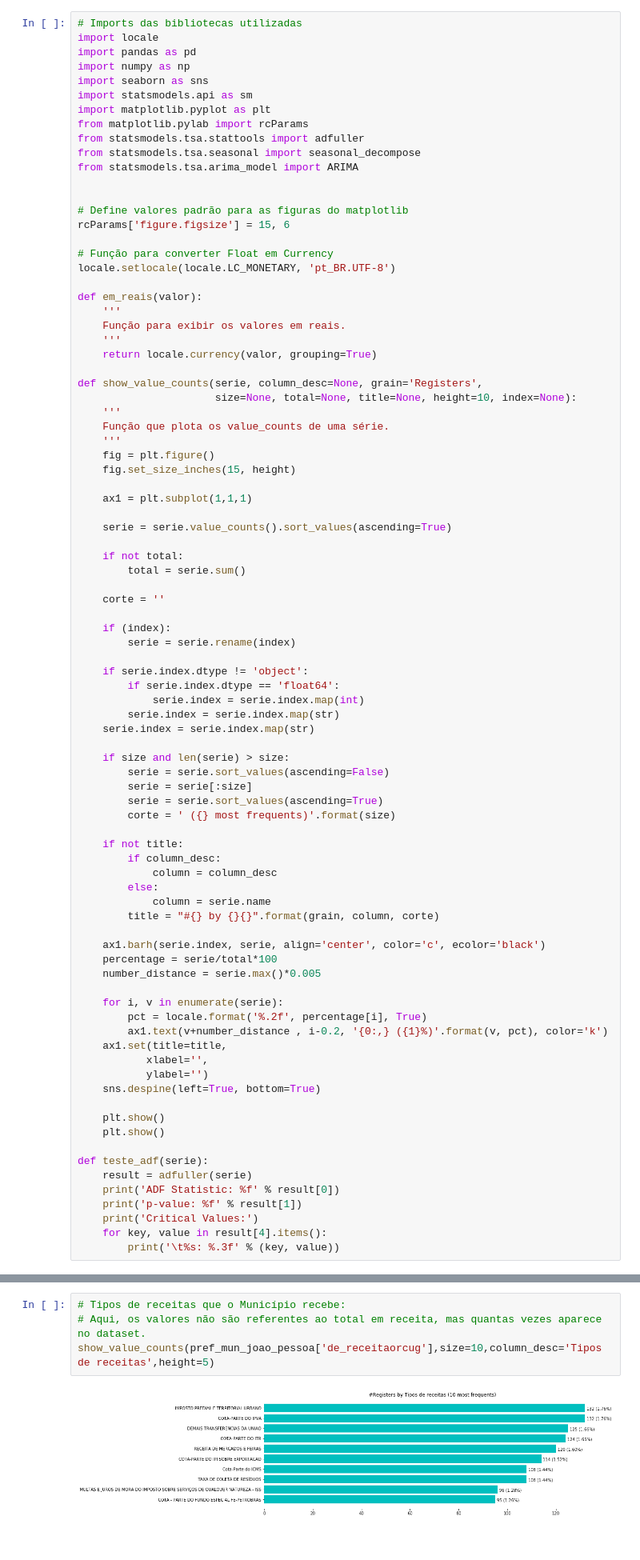
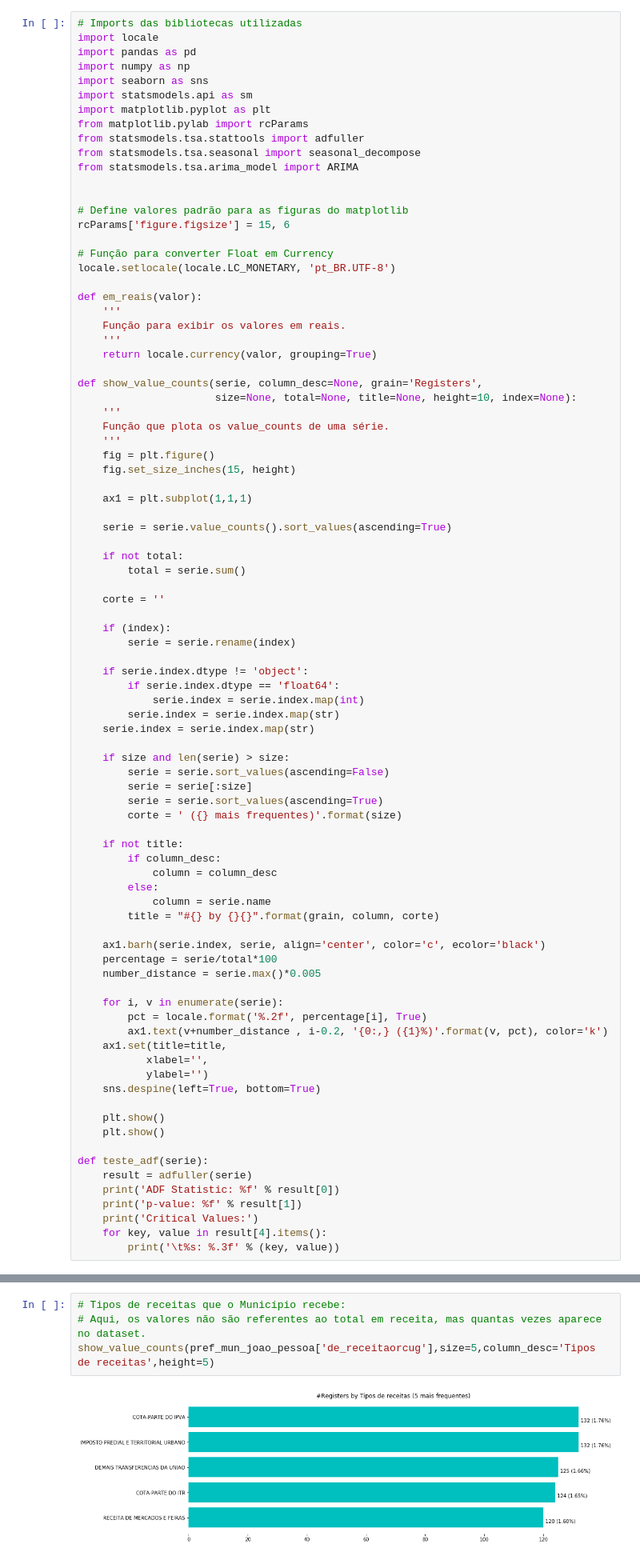
Before and after one commit to irbraga/data-science, a Jupyter notebook: tcc-puc-minas/notebooks/[TCC] Séries Temporais de Receitas Orçamentárias da Prefeitura Municipal de João Pessoa e Predição de Valores Orçamentários.ipynb, the cells around one changed output, grey strips where cells are left out. Shown at 80% size. Drawn from its saved outputs; the diff is of its cells as text.

```diff
--- a/tcc-puc-minas/notebooks/[TCC] Séries Temporais de Receitas Orçamentárias da Prefeitura Municipal de João Pessoa e Predição de Valores Orçamentários.ipynb
+++ b/tcc-puc-minas/notebooks/[TCC] Séries Temporais de Receitas Orçamentárias da Prefeitura Municipal de João Pessoa e Predição de Valores Orçamentários.ipynb
@@ -67,7 +67,7 @@ def show_value_counts(serie, column_desc=None, grain='Registers',
         serie = serie.sort_values(ascending=False)
         serie = serie[:size]
         serie = serie.sort_values(ascending=True)
-        corte = ' ({} most frequents)'.format(size)
+        corte = ' ({} mais frequentes)'.format(size)
 
     if not title:
         if column_desc:
@@ -159,9 +159,9 @@ Abaixo são demonstrados quais são os tipos de receitas que uma prefeitura como
 # %%
 # Tipos de receitas que o Município recebe:
 # Aqui, os valores não são referentes ao total em receita, mas quantas vezes aparece no dataset.
-show_value_counts(pref_mun_joao_pessoa['de_receitaorcug'],size=10,column_desc='Tipos de receitas',height=5)
+show_value_counts(pref_mun_joao_pessoa['de_receitaorcug'],size=5,column_desc='Tipos de receitas',height=5)
 # %% [output]
-[figure, old version]
+[figure, new version]
 # %% [markdown]
 Vamos verificar se o dataset possui colunas com dados nulos.
 # %%
```
Also changed, not shown: parts of 13 cells of this notebook, 1 other file.
